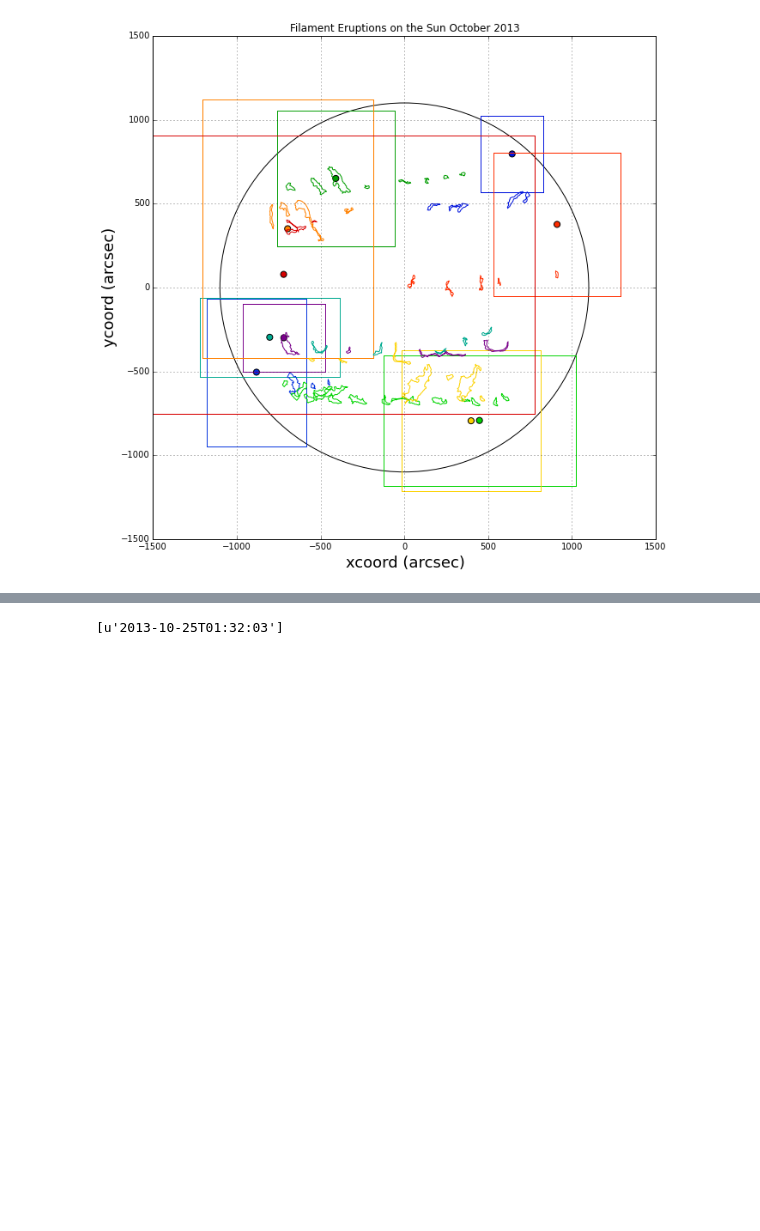
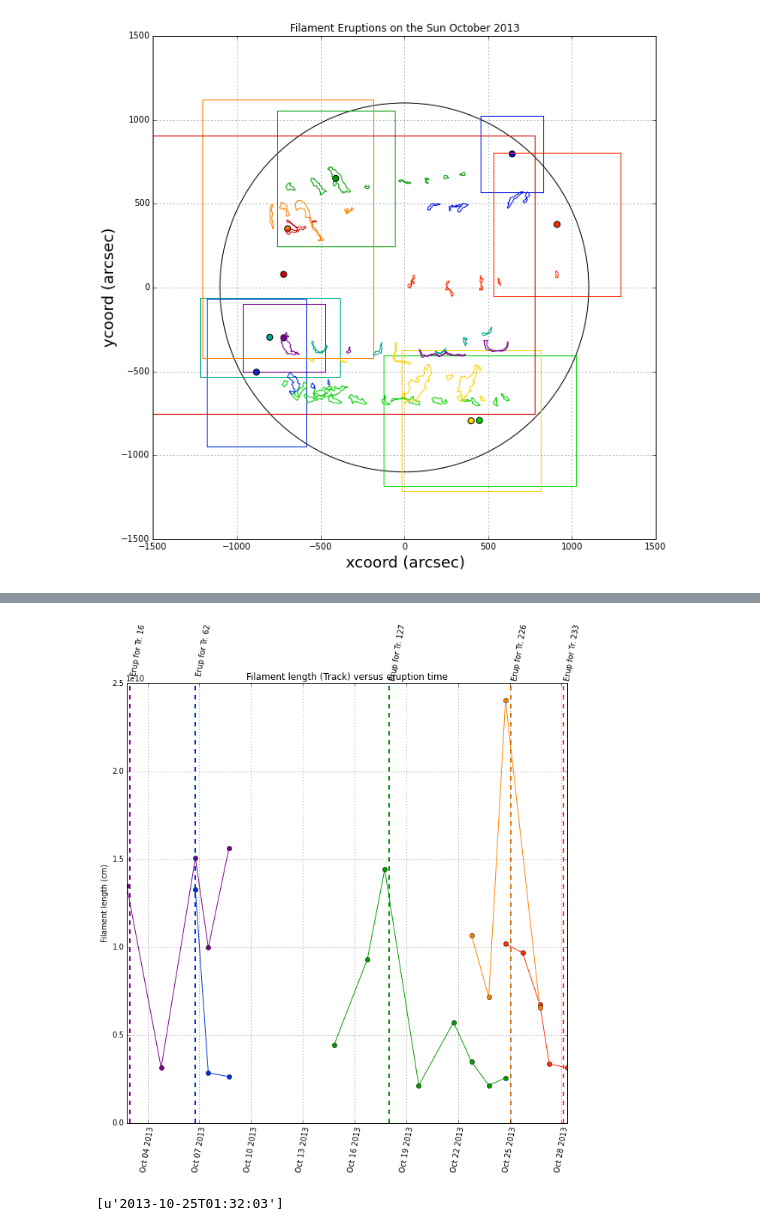
Before and after one commit to Nschanche/Filament_tracking, a Jupyter notebook: Untitled0.ipynb, the cells around one changed output, grey strips where cells are left out. Drawn from its saved outputs; the diff is of its cells as text; code cells hidden in the pictures; blank space fills up the shorter version.

```diff
--- a/Untitled0.ipynb
+++ b/Untitled0.ipynb
@@ -472,3 +459,57 @@ Track 134 does erupt around 10/22. ########
+# %%
+final=[16.0, 62.0, 226.0, 233.0, 73.0, 134.0, 54.0, 185.0, 227.0, 127.0] #this a manual input list of all tracks that correlated to eurptions (visually)
+find=list(set(close) & set(final))    #finds the intersection of tracks we have data for, and tracks that erupted
+step=[]
+bad=[]
+for p in practice:  #practice has track number associated with eruption time
+    for tracks in find:
+        for i in range(0, len(good_tracks)):
+            if good_tracks['Track No.'][i] == p[1]:   ##checks for the right eruption time
+                if good_tracks['Track No.'][i] == tracks:  ### next line should append time of each event, the trakc number, and the length of each polygon
+                    if [tracks, parse(good_tracks['HEK_time'][i]), good_tracks['fi_length'][i], parse_time(p[0])] not in step:
+                        step.append([tracks, parse(good_tracks['HEK_time'][i]), good_tracks['fi_length'][i], parse_time(p[0])])
+# %%
+from matplotlib.dates import WeekdayLocator
+colorscale2=[]
+norm = mpl.colors.Normalize(vmin=0, vmax=280)
+cmap = plt.get_cmap('nipy_spectral')
+m = cm.ScalarMappable(norm=norm, cmap=cmap)
+interest=[]
+x=[]
+y=[]
+t=[]
+for track in find:
+    scale3=m.to_rgba(track)
+    x=[] ### will be time data
+    y=[] ## will be length data
+    r=[]
+    t=[]
+    interest=[]
+    emp=[]
+    for r in step:      #iterates through the data
+        if r[0] == track:  #finds the correct track
+            if r not in interest:
+                 interest.append(r)   #appends the data to a new list
+    for k in range(0, len(interest)):
+        t2= interest[k][3]
+        t1=interest[k][1]
+        t3=t2-t1
+        t.append(t3.seconds)
+        x.append(t1)
+        y.append(interest[k][2])
+    plt.plot_date(x, y, xdate=True,ydate=False, color=scale3, linestyle='-')
+    plt.axvline(interest[k][3], linewidth=2, color=scale3, linestyle='--', label='eruption')
+    plt.text(interest[k][3], 28000000000,'Erup for Tr. %(Trackno)d' %{"Trackno": track},rotation=80)
+    #ax.xaxis.set_major_locator(AutoDateLocator())
+    plt.title('Filament length (Track) versus eruption time')
+    plt.grid(True)
+    fig1 = plt.gcf()
+    fig1.set_size_inches(10.5,10.5)
+    plt.xticks( rotation= 80 )
+    plt.ylabel('Filament length (cm)')
+plt.show()
+# %% [output]
+[figure, added]
 # %%
 ####finding the time of specific eruptions
 index1=[12]
```
Also changed, not shown: parts of 16 cells of this notebook, 1 other file.
